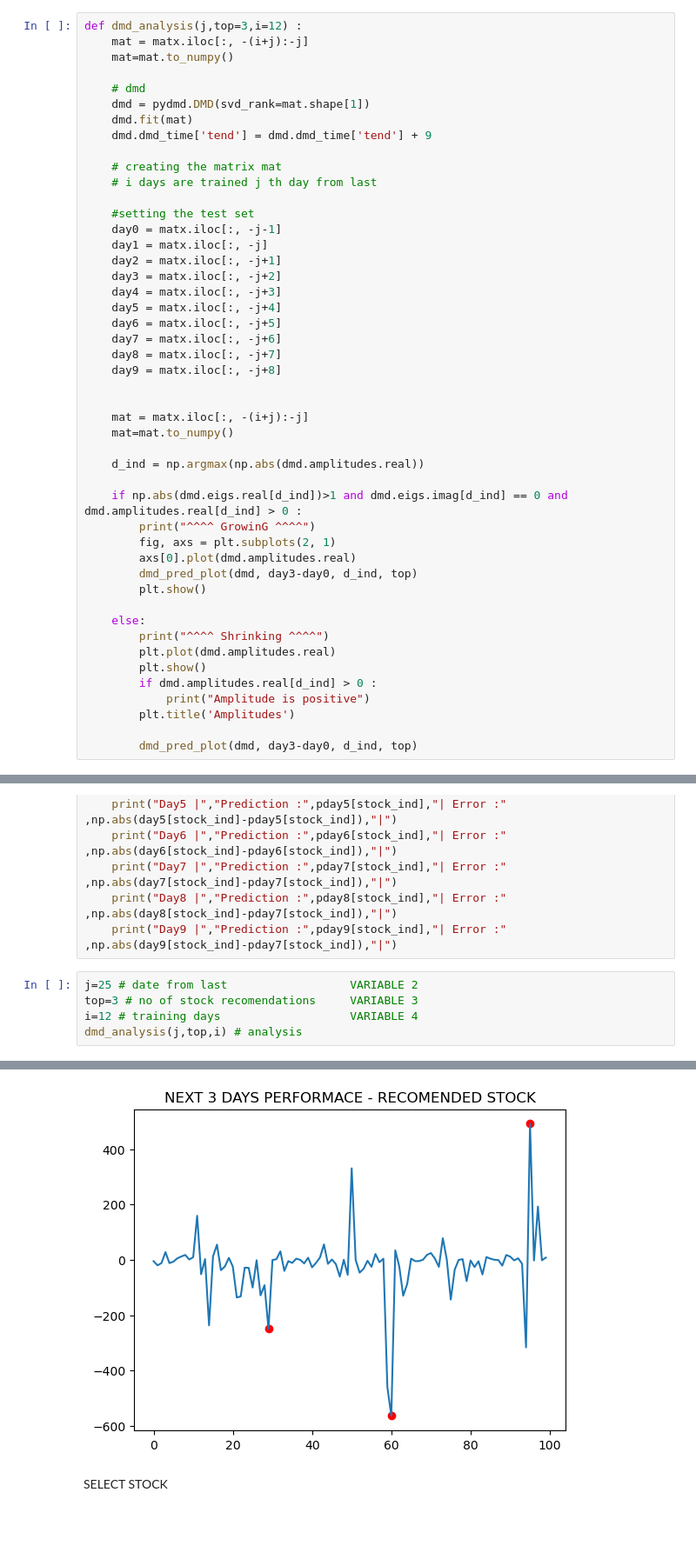
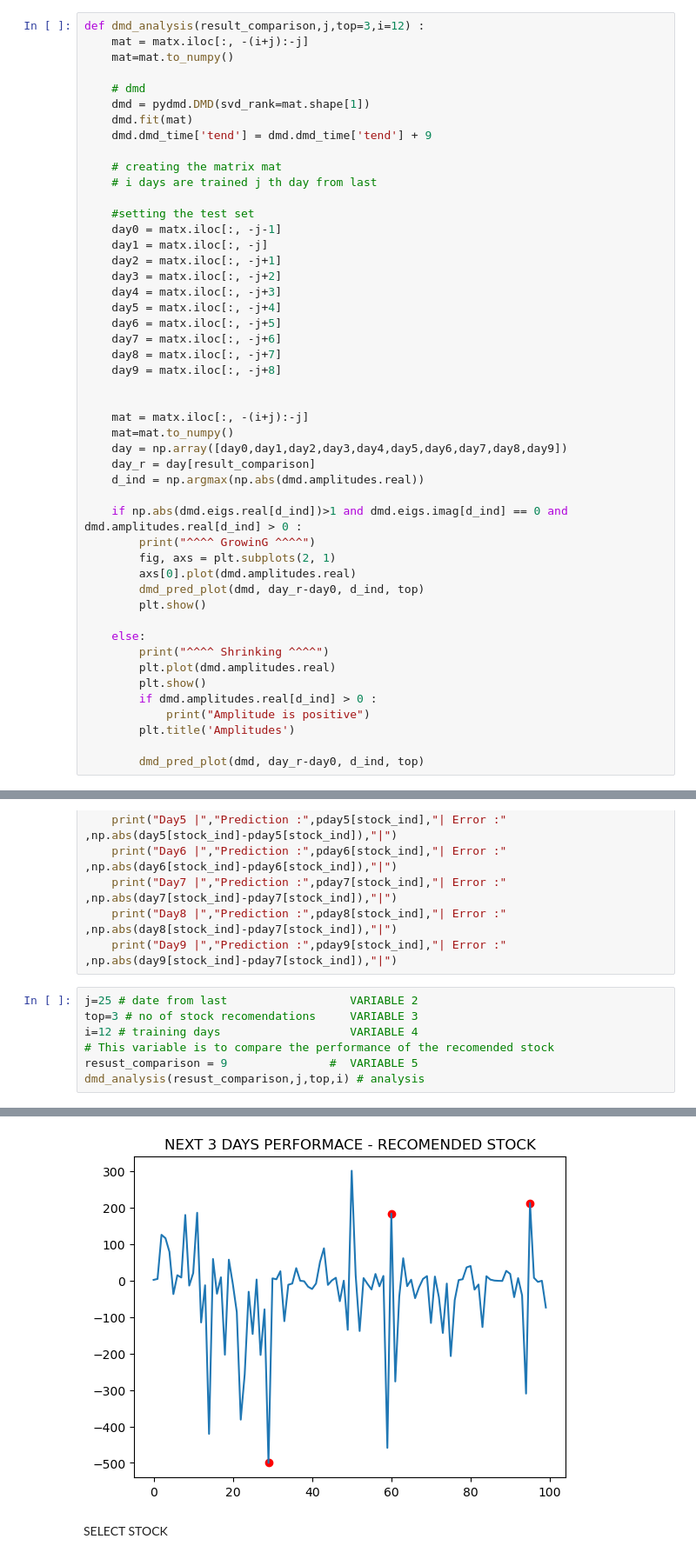
Before and after one commit to log-xp/dmdstocks.info, a Jupyter notebook: ver5.ipynb, the cells around one changed output, grey strips where cells are left out. Shown at 87% size. Drawn from its saved outputs; the diff is of its cells as text; blank space fills up the shorter version.

Commit message:
Update ver5.ipynb
added result comparison variable

```diff
--- a/ver5.ipynb
+++ b/ver5.ipynb
@@ -28,7 +28,7 @@ def dmd_pred_plot(dmd,diff,d_ind,top) :
     plt.title("NEXT 3 DAYS PERFORMACE - RECOMENDED STOCK")
     plt.show()
 # %%
-def dmd_analysis(j,top=3,i=12) :
+def dmd_analysis(result_comparison,j,top=3,i=12) :
     mat = matx.iloc[:, -(i+j):-j]
     mat=mat.to_numpy()
 
@@ -55,14 +55,15 @@ def dmd_analysis(j,top=3,i=12) :
 
     mat = matx.iloc[:, -(i+j):-j]
     mat=mat.to_numpy()
-
+    day = np.array([day0,day1,day2,day3,day4,day5,day6,day7,day8,day9])
+    day_r = day[result_comparison]
     d_ind = np.argmax(np.abs(dmd.amplitudes.real))
 
     if np.abs(dmd.eigs.real[d_ind])>1 and dmd.eigs.imag[d_ind] == 0 and dmd.amplitudes.real[d_ind] > 0 :
         print("^^^^ GrowinG ^^^^")
         fig, axs = plt.subplots(2, 1)
         axs[0].plot(dmd.amplitudes.real)
-        dmd_pred_plot(dmd, day3-day0, d_ind, top)
+        dmd_pred_plot(dmd, day_r-day0, d_ind, top)
         plt.show()
 
     else:
@@ -73,7 +74,7 @@ def dmd_analysis(j,top=3,i=12) :
             print("Amplitude is positive")
         plt.title('Amplitudes')
 
-        dmd_pred_plot(dmd, day3-day0, d_ind, top)
+        dmd_pred_plot(dmd, day_r-day0, d_ind, top)
 # %%
 def dmd_pred(j,i,stock_name) :
     # creating the matrix mat
@@ -129,17 +130,19 @@ def dmd_pred(j,i,stock_name) :
 # %%
 j=25 # date from last                  VARIABLE 2
 top=3 # no of stock recomendations     VARIABLE 3
 i=12 # training days                   VARIABLE 4
-dmd_analysis(j,top,i) # analysis
+# This variable is to compare the performance of the recomended stock
+resust_comparison = 9               #  VARIABLE 5
+dmd_analysis(resust_comparison,j,top,i) # analysis
 # %% [output]
 ^^^^ Shrinking ^^^^
 [figure]
 Amplitude is positive
 Recommended stocks are :
 BOSCHLTD [ 95 ]
 NESTLEIND [ 29 ]
 SHREECEM [ 60 ]
-[figure, old version]
+[figure, new version]
 # %% [markdown]
 SELECT STOCK
 # %%
```
Also changed, not shown: parts of 1 cell of this notebook.
